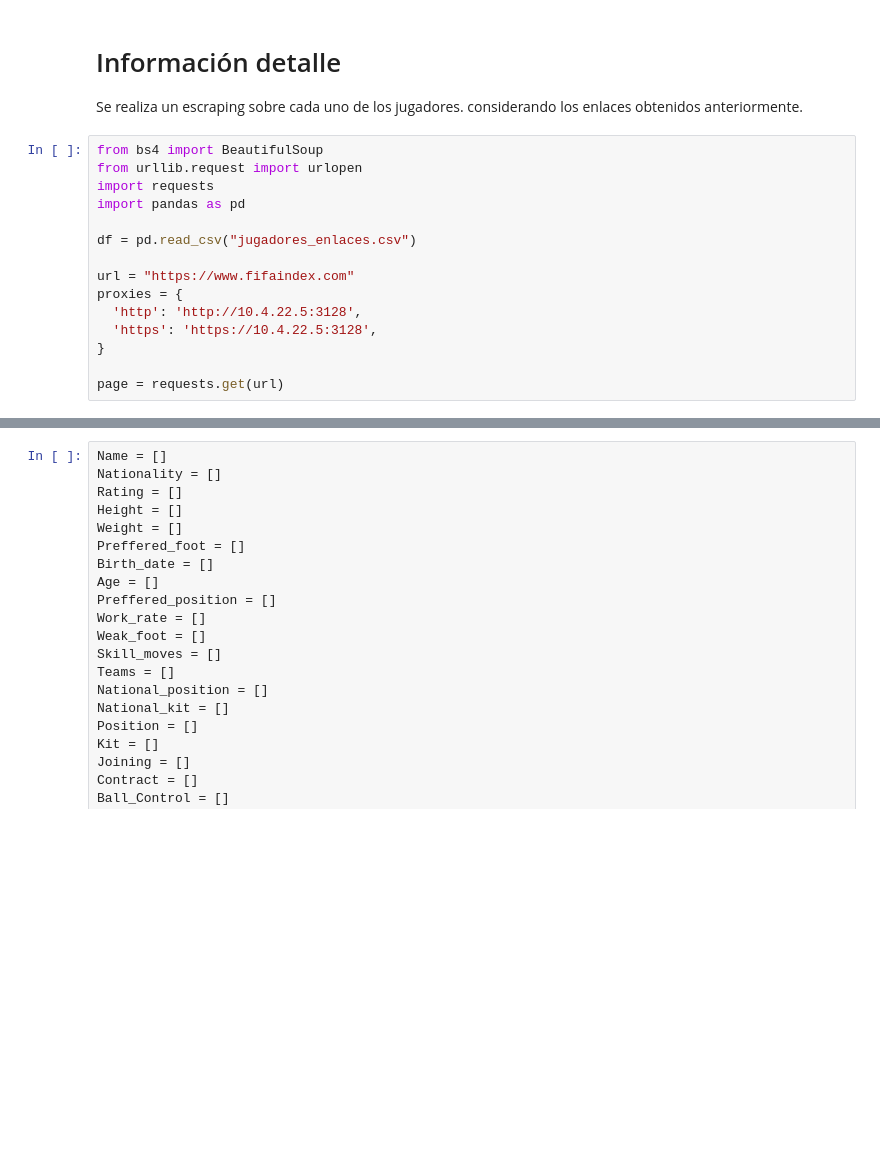
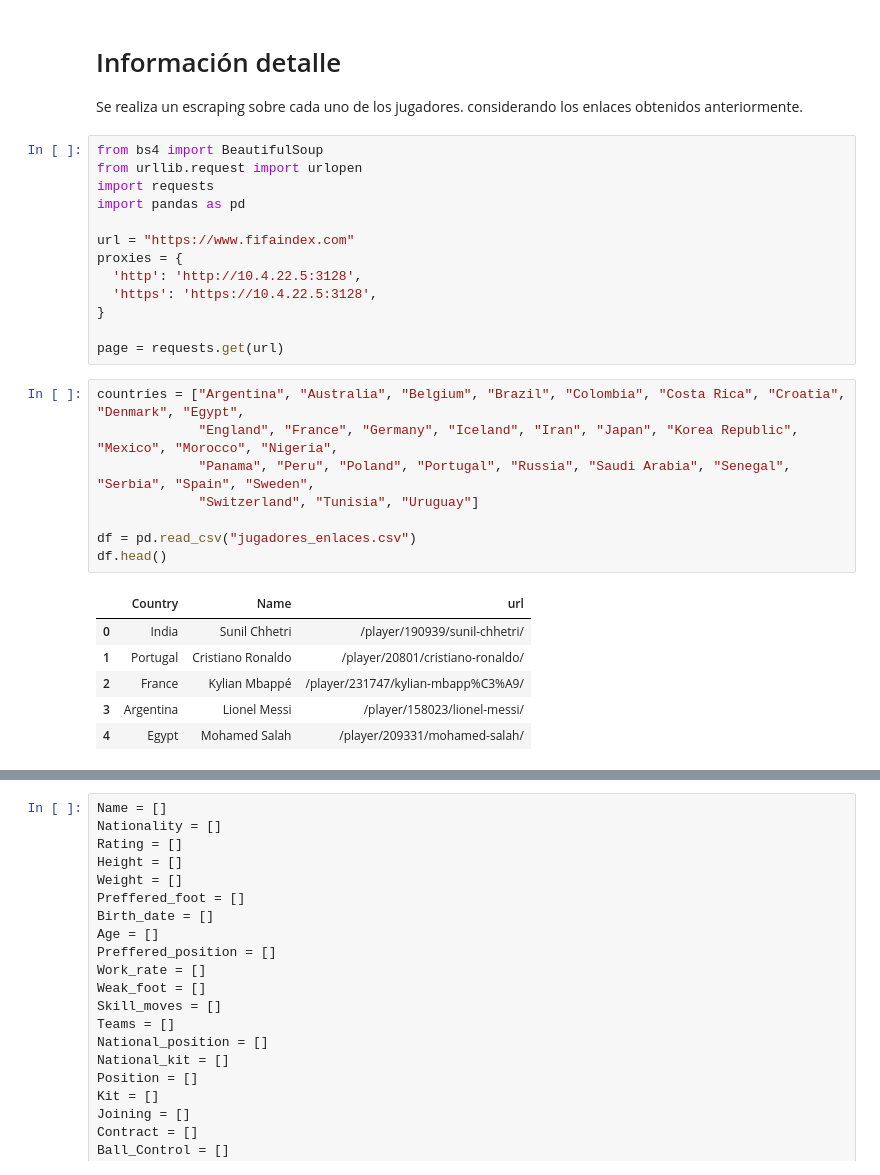
Before and after one commit to CamiloAguilar/Fifa_WorldCup_predictions, a Jupyter notebook: scraping/scraper_details_FIFA.ipynb, the cells around one changed output, grey strips where cells are left out. Drawn from its saved outputs; the diff is of its cells as text; blank space fills up the shorter version.

```diff
--- a/scraping/scraper_details_FIFA.ipynb
+++ b/scraping/scraper_details_FIFA.ipynb
@@ -6,8 +6,6 @@ from bs4 import BeautifulSoup
 from urllib.request import urlopen
 import requests
 import pandas as pd
-
-df = pd.read_csv("jugadores_enlaces.csv")
 
 url = "https://www.fifaindex.com"
 proxies = {
@@ -16,3 +14,18 @@ proxies = {
 }
 
 page = requests.get(url)
+# %%
+countries = ["Argentina", "Australia", "Belgium", "Brazil", "Colombia", "Costa Rica", "Croatia", "Denmark", "Egypt",
+             "England", "France", "Germany", "Iceland", "Iran", "Japan", "Korea Republic", "Mexico", "Morocco", "Nigeria",
+             "Panama", "Peru", "Poland", "Portugal", "Russia", "Saudi Arabia", "Senegal", "Serbia", "Spain", "Sweden",
+             "Switzerland", "Tunisia", "Uruguay"]
+
+df = pd.read_csv("jugadores_enlaces.csv")
+df.head()
+# %% [output]
+|  | Country | Name | url |
+| 0 | India | Sunil Chhetri | /player/190939/sunil-chhetri/ |
+| 1 | Portugal | Cristiano Ronaldo | /player/20801/cristiano-ronaldo/ |
+| 2 | France | Kylian Mbappé | /player/231747/kylian-mbapp%C3%A9/ |
+| 3 | Argentina | Lionel Messi | /player/158023/lionel-messi/ |
+| 4 | Egypt | Mohamed Salah | /player/209331/mohamed-salah/ |
```
Also changed, not shown: parts of 6 cells of this notebook, 5 other files.
